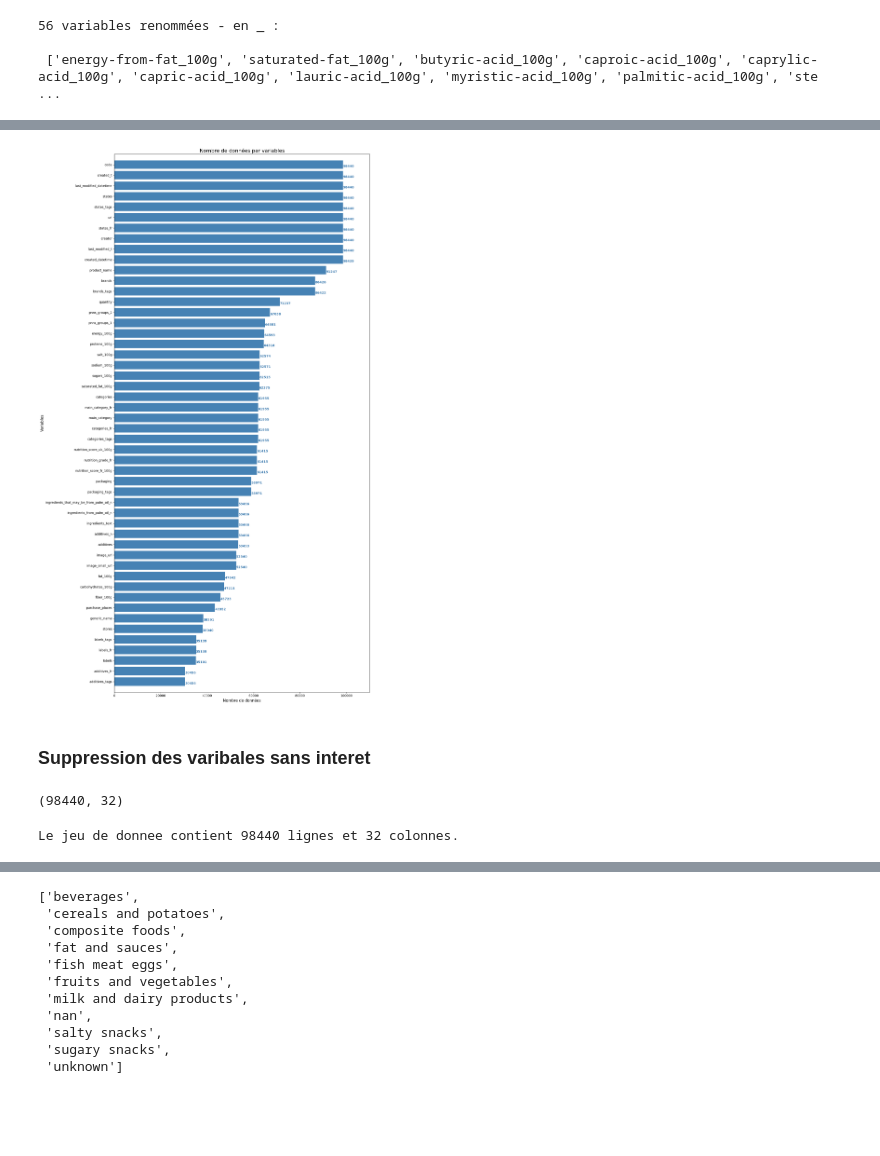
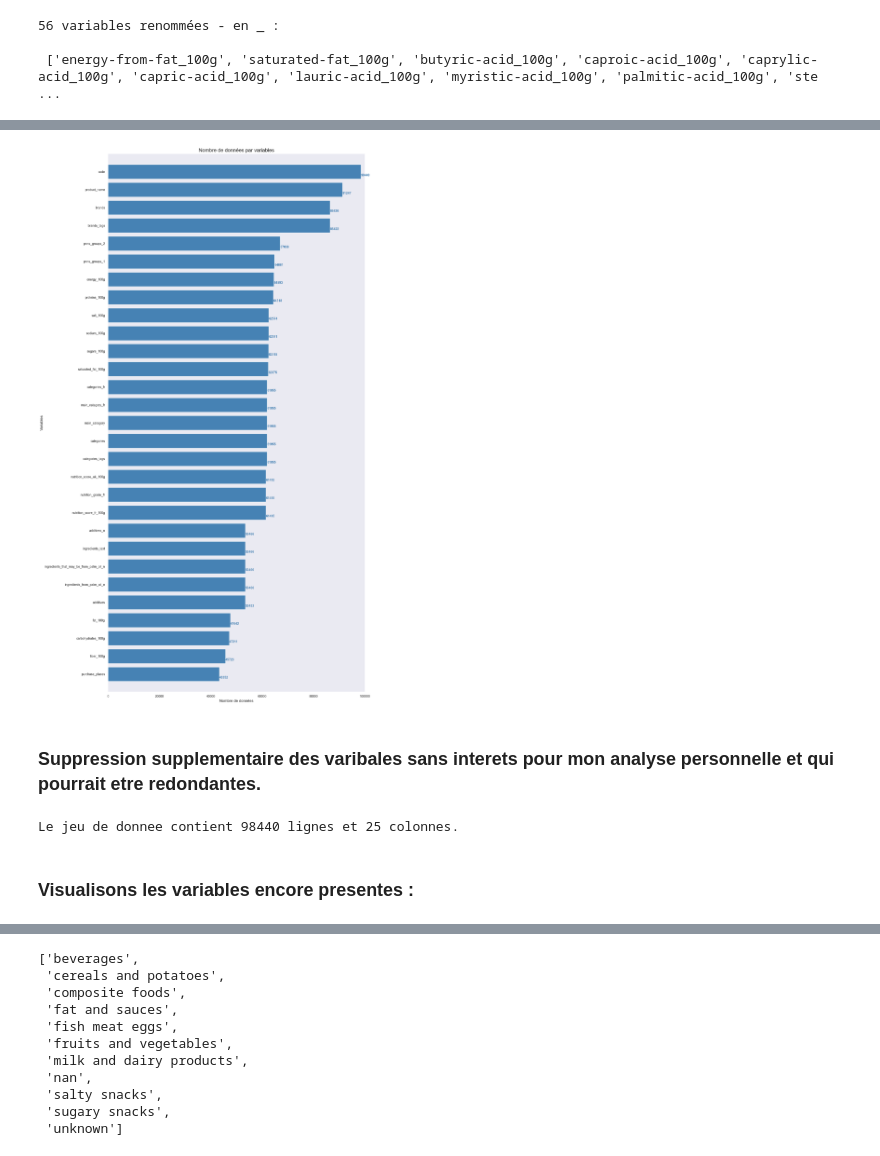
Before and after one commit to TheoChastrePradat/OC_DataScientist_P3, a Jupyter notebook: Projet_3/Script/OpenFoodFacts.ipynb, the cells around one changed output, grey strips where cells are left out. Cells and saved outputs as stored; diff of their text form; code cells hidden in the pictures; blank space fills up the shorter version.

```diff
--- a/Projet_3/Script/OpenFoodFacts.ipynb
+++ b/Projet_3/Script/OpenFoodFacts.ipynb
@@ -169,0 +312,3 @@ Name: count, Length: 722, dtype: int64
+# %%
+dataframe = data
+piechart_dtypes(dataframe)
@@ -170 +321,35 @@ Name: count, Length: 722, dtype: int64
+# %%
+# List of columns to drop
+columns_useless = [
+    'url',
+    'creator',
+    'image_url',
+    'image_small_url',
+
+    'created_datetime',
+    'last_modified_datetime',
+    'created_t',
+    'last_modified_t',
+
+    'states',
+    'states_tags',
+    'states_fr',
+
+    'quantity',
+    'packaging',
+    'packaging_tags',
+
+    'origins',
+    'origins_tags',
+    'manufacturing_places',
+    'manufacturing_places_tags',
+
+    'emb_codes',
+    'emb_codes_tags',
+    'first_packaging_code_geo',
+
+]
+
+# Droping useless columns
+data = dataframe.drop(columns=columns_useless)
 # %% [markdown]
@@ -336,5 +532,5 @@ df_group_nan
 # %%
-# Ajout d'un seuil pour retirer les donnees avec trop de valeurs manquantes > 70%
-threshold = 0.3 * data_fr.shape[0]
+# Ajout d'un seuil pour retirer les donnees avec trop de valeurs manquantes > 60%
+threshold = 0.4 * data_fr.shape[0]
 data_fr_retained = data_fr.dropna(axis=1, thresh=threshold)
 # %%
@@ -360,38 +540,34 @@ data_fr_retained.columns.tolist()
 # %%
 # Répartition des valeurs renseignées par variables
 fig, ax = plt.subplots(figsize=(15, 25))
 
 # Graphique ligne 1, colonne 1 ------------------
 # Répartition des valeurs renseignées par variables
 present = data_fr_retained.count()
 present.sort_values(inplace=True)
 ax.barh(y=present.index, width=present.values, color='SteelBlue')
 for i, v in enumerate(present):
     ax.text(v + 5, i - .25, str(v), color='SteelBlue',
             fontsize=10, fontweight='bold')
 ax.set_title('Nombre de données par variables', fontsize=16)
 ax.set_xlabel('Nombre de données', fontsize=12)
 ax.set_ylabel('Variables', fontsize=12)
 ax.tick_params(labelsize=10)
-ax.set_xlim([0, 110000])
-ax.set_ylim([-1, 50])
+ax.set_xlim([0, 100000])
+ax.set_ylim([-1, 29])
 ax.grid(False)
 fig.tight_layout()
 plt.show()
 # %% [output]
-[figure, old version]
+[figure, new version]
 # %% [markdown]
-### Suppression des varibales sans interet
+### Suppression supplementaire des varibales sans interets pour mon analyse personnelle et qui pourrait etre redondantes.
 # %%
-data_fr_retained = data_fr_retained.drop(['code', 'creator', 'created_t', 'created_datetime', 'last_modified_t', 'last_modified_datetime',
-                'quantity', 'packaging', 'packaging_tags', 'additives_n', 'additives',
-                'ingredients_from_palm_oil_n', 'ingredients_that_may_be_from_palm_oil_n', 'states',
-                'states_tags', 'states_fr', 'image_url', 'image_small_url'], axis=1)
-data_fr_retained.shape
+data_fr_retained = data_fr_retained.drop(['additives_n', 'additives', 'ingredients_from_palm_oil_n', 'ingredients_that_may_be_from_palm_oil_n'], axis=1)
+
+data_fr_retained_shape = data_fr_retained.shape
+print(f"Le jeu de donnee contient {data_fr_retained_shape[0]} lignes et {data_fr_retained_shape[1]} colonnes.")
 # %% [output]
-(98440, 32)
+Le jeu de donnee contient 98440 lignes et 25 colonnes.
-# %%
-data_fr_retained_shape = data_fr_retained.shape
-print(f"Le jeu de donnee contient {data_fr_retained_shape[0]} lignes et {data_fr_retained_shape[1]} colonnes.")
-# %% [output]
-Le jeu de donnee contient 98440 lignes et 32 colonnes.
+# %% [markdown]
+### Visualisons les variables encore presentes :
```
Also changed, not shown: parts of 233 cells of this notebook, 1 other file.
